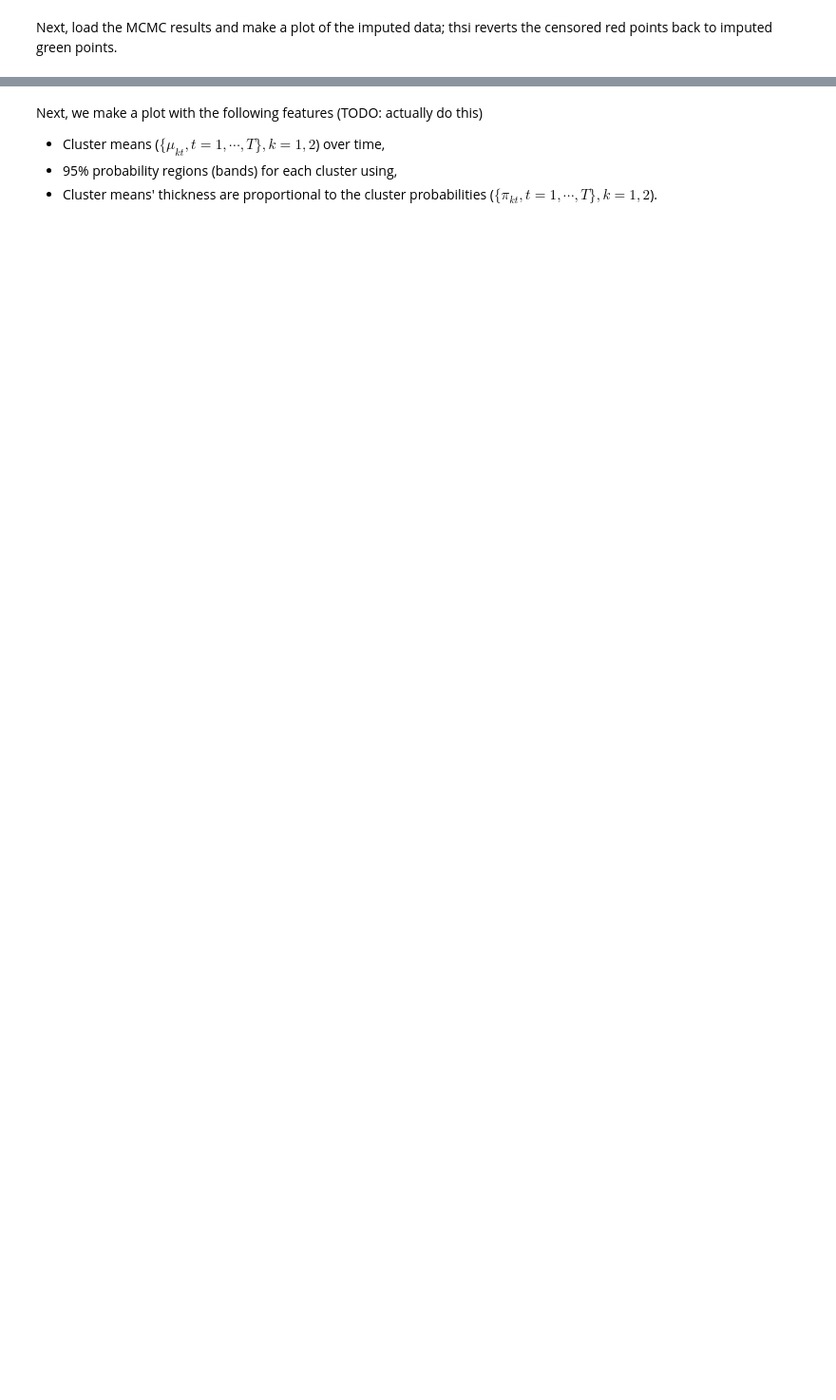
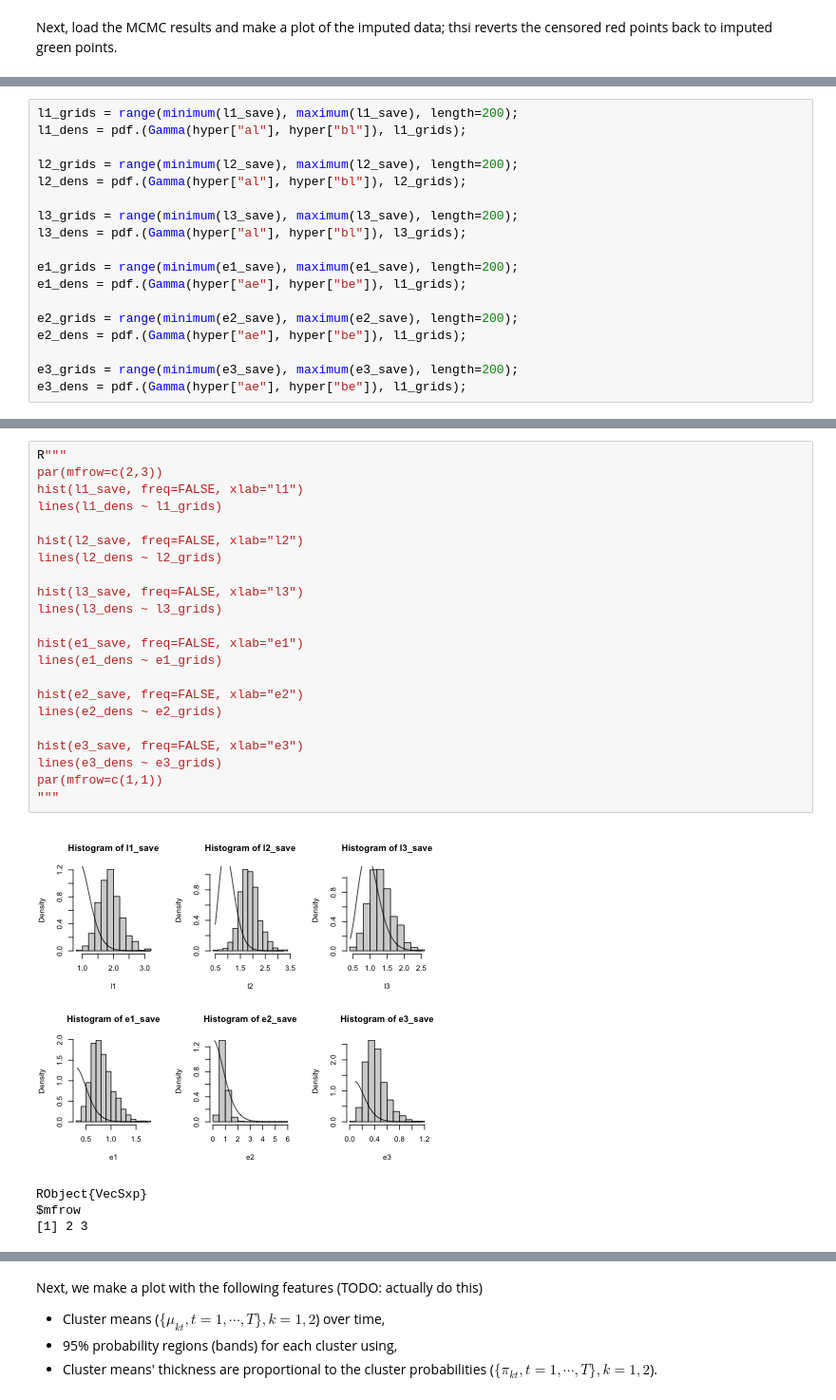
Before and after one commit to sangwon-hyun/flowcut, a Jupyter notebook: code/1d-2clust-simulation.ipynb, the cells around one changed output, grey strips where cells are left out. Shown: that part at 95% size. Drawn from its saved outputs; the diff is of its cells as text; blank space fills up the shorter version.

```diff
--- a/code/1d-2clust-simulation.ipynb
+++ b/code/1d-2clust-simulation.ipynb
@@ -122,0 +141,18 @@ ylist_impute_mean = mean(_y_save);
+# %%
+l1_grids = range(minimum(l1_save), maximum(l1_save), length=200);
+l1_dens = pdf.(Gamma(hyper["al"], hyper["bl"]), l1_grids);
+
+l2_grids = range(minimum(l2_save), maximum(l2_save), length=200);
+l2_dens = pdf.(Gamma(hyper["al"], hyper["bl"]), l2_grids);
+
+l3_grids = range(minimum(l3_save), maximum(l3_save), length=200);
+l3_dens = pdf.(Gamma(hyper["al"], hyper["bl"]), l3_grids);
+
+e1_grids = range(minimum(e1_save), maximum(e1_save), length=200);
+e1_dens = pdf.(Gamma(hyper["ae"], hyper["be"]), l1_grids);
+
+e2_grids = range(minimum(e2_save), maximum(e2_save), length=200);
+e2_dens = pdf.(Gamma(hyper["ae"], hyper["be"]), l1_grids);
+
+e3_grids = range(minimum(e3_save), maximum(e3_save), length=200);
+e3_dens = pdf.(Gamma(hyper["ae"], hyper["be"]), l1_grids);
@@ -123 +166,28 @@ ylist_impute_mean = mean(_y_save);
+# %%
+R"""
+par(mfrow=c(2,3))
+hist(l1_save, freq=FALSE, xlab="l1")
+lines(l1_dens ~ l1_grids)
+
+hist(l2_save, freq=FALSE, xlab="l2")
+lines(l2_dens ~ l2_grids)
+
+hist(l3_save, freq=FALSE, xlab="l3")
+lines(l3_dens ~ l3_grids)
+
+hist(e1_save, freq=FALSE, xlab="e1")
+lines(e1_dens ~ e1_grids)
+
+hist(e2_save, freq=FALSE, xlab="e2")
+lines(e2_dens ~ e2_grids)
+
+hist(e3_save, freq=FALSE, xlab="e3")
+lines(e3_dens ~ e3_grids)
+par(mfrow=c(1,1))
+"""
+# %% [output]
+[figure, added]
+RObject{VecSxp}
+$mfrow
+[1] 2 3
 # %%
```
Also changed, not shown: parts of 20 cells of this notebook.
